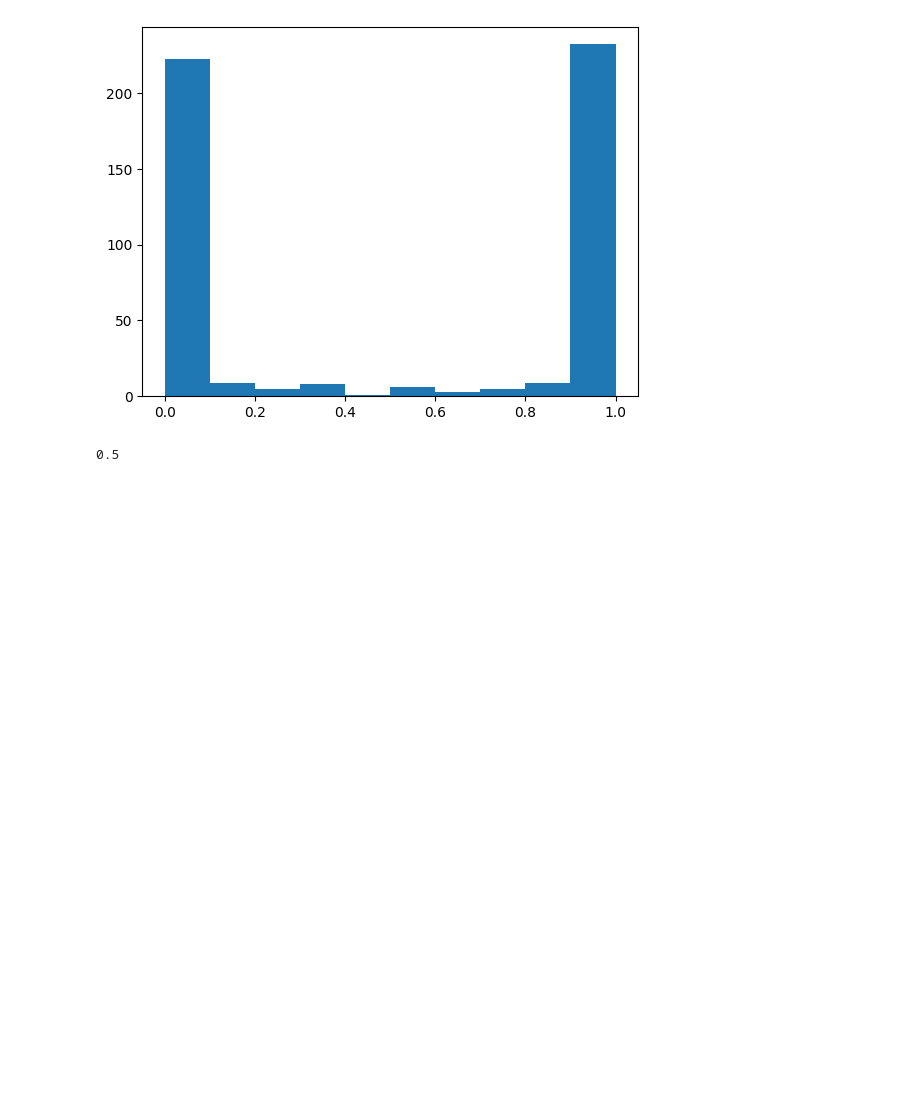
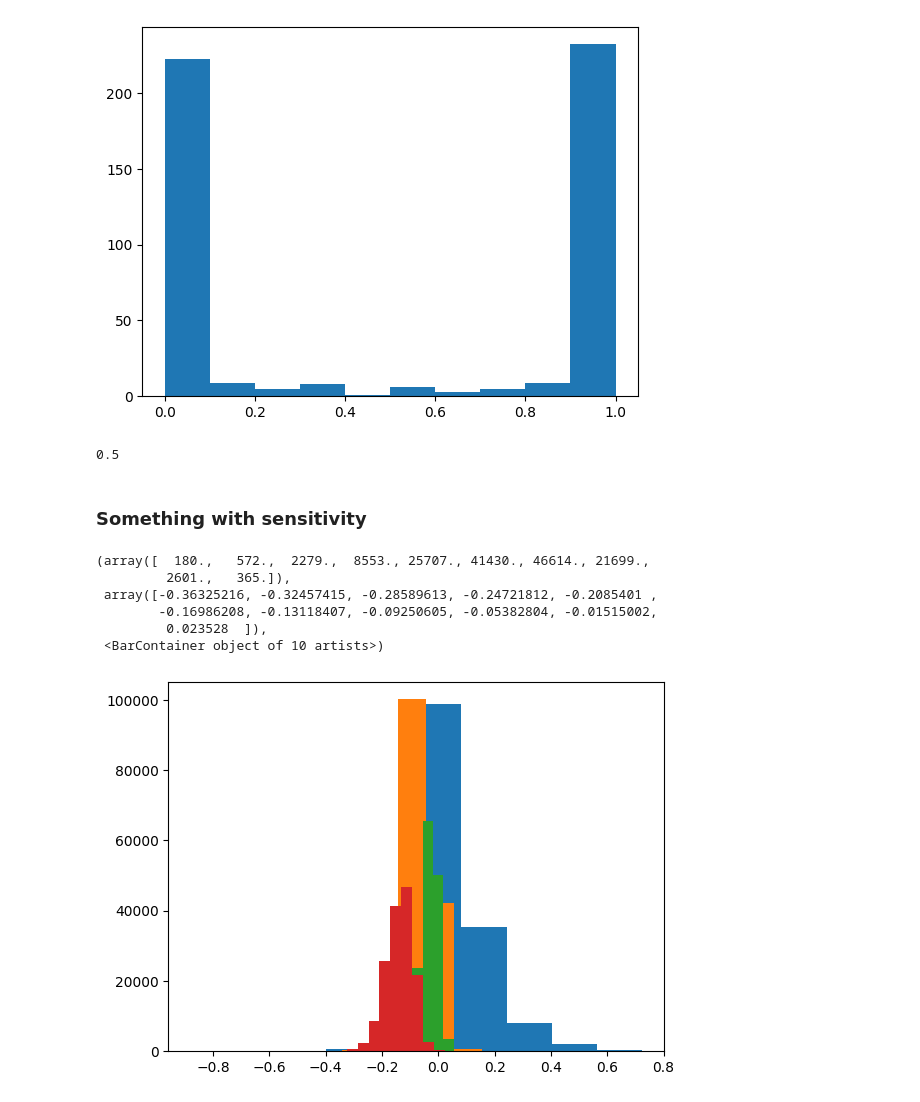
Before and after one commit to gaunby/master_project, a Jupyter notebook: notebooks/tcav_plot.ipynb, the cells around one changed output. Drawn from its saved outputs; the diff is of its cells as text; code cells hidden in the pictures; blank space fills up the shorter version.

```diff
--- a/notebooks/tcav_plot.ipynb
+++ b/notebooks/tcav_plot.ipynb
@@ -66,3 +62,12 @@ plt.hist(data['positive']['random']['roberta.encoder.layer.11.output.dense']['TC
 max(data['positive']['random']['roberta.encoder.layer.11.output.dense']['TCAV'])
 # %% [output]
 0.5
+# %% [markdown]
+### Something with sensitivity
+# %%
+PATH = '/work3/s174498/nlp_tcav_results/'
+
+with open(PATH+'positive_woman_layer_0_11_sensitivities.pkl','rb') as handle:
+    data = pickle.load(handle)
+random = data['positive']['random']
+data = data['positive']['woman']
@@ -68,0 +77,21 @@ max(data['positive']['random']['roberta.encoder.layer.11.output.dense']['TCAV'])
+# %%
+sens_0 = np.reshape(data['roberta.encoder.layer.0.output.dense']['sensitivity'],-1)
+plt.hist(sens_0)
+#sens_11 = np.reshape(data['roberta.encoder.layer.11.output.dense']['sensitivity'],-1)
+#plt.hist(sens_11)
+sens_9 = np.reshape(data['roberta.encoder.layer.9.output.dense']['sensitivity'],-1)
+plt.hist(sens_9)
+sens_10 = np.reshape(data['roberta.encoder.layer.10.output.dense']['sensitivity'],-1)
+plt.hist(sens_10)
+
+
+sens_11 = np.reshape(data['roberta.encoder.layer.11.output.dense']['sensitivity'],-1)
+plt.hist(sens_11)
+# %% [output]
+(array([  180.,   572.,  2279.,  8553., 25707., 41430., 46614., 21699.,
+         2601.,   365.]),
+ array([-0.36325216, -0.32457415, -0.28589613, -0.24721812, -0.2085401 ,
+        -0.16986208, -0.13118407, -0.09250605, -0.05382804, -0.01515002,
+         0.023528  ]),
+ <BarContainer object of 10 artists>)
+[figure, added]
```
Also changed, not shown: parts of 16 cells of this notebook, 6 other files.
